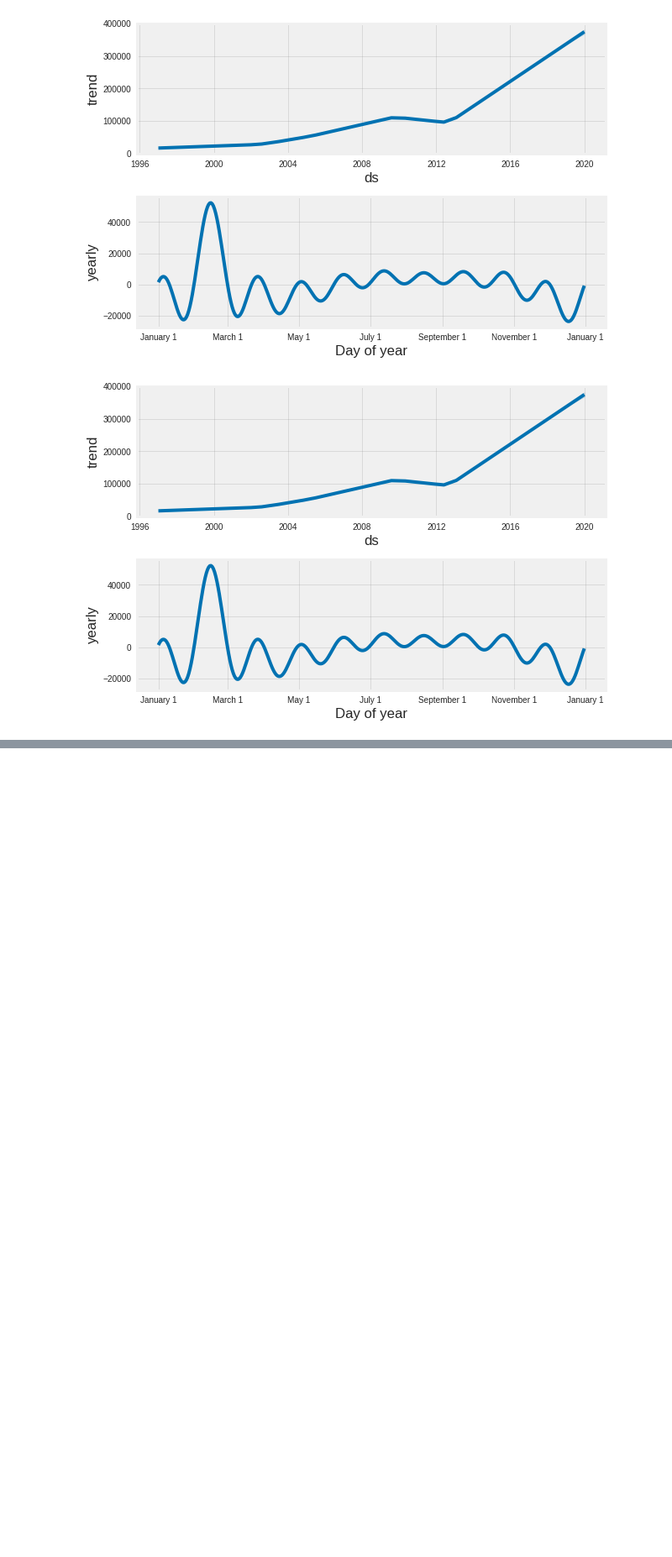
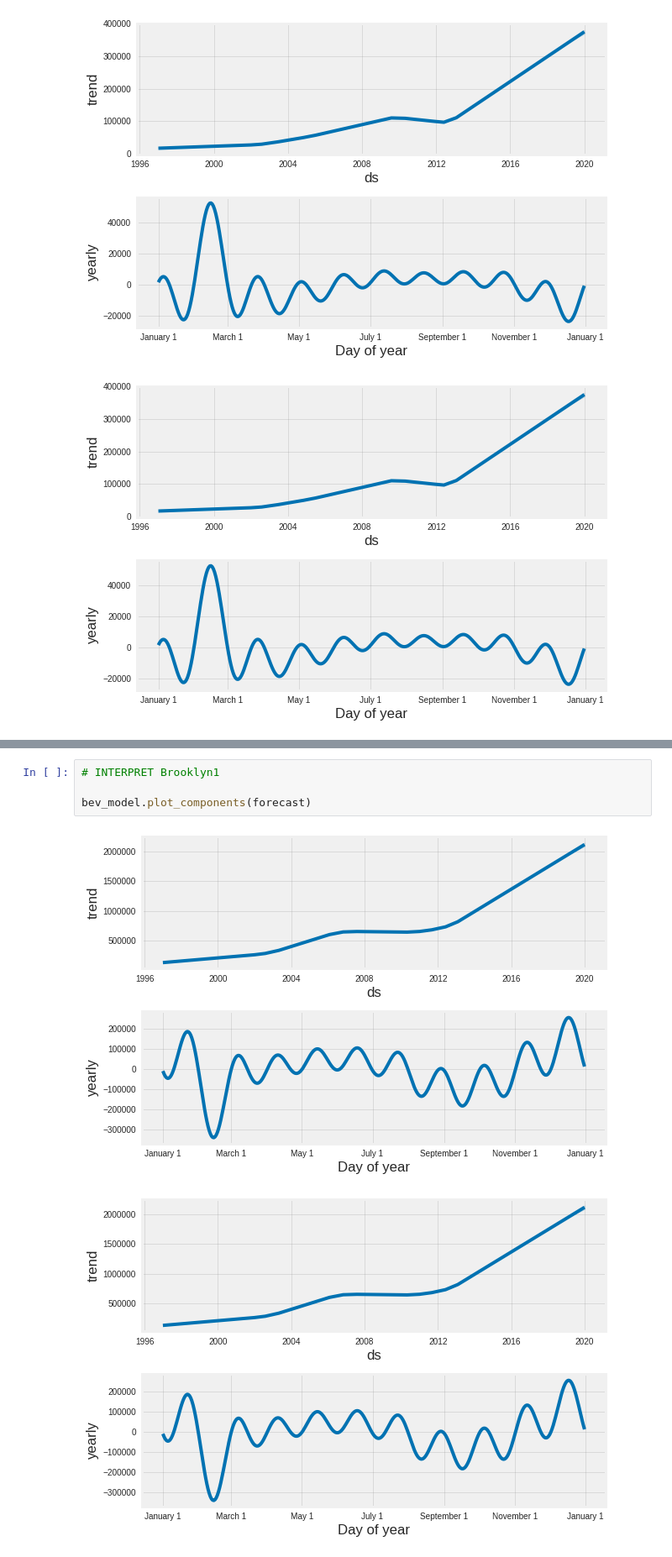
Before and after one commit to jaymahapatra/IST-718-Lab-6, a Jupyter notebook: Lab 6.ipynb, the cells around one changed output, grey strips where cells are left out. Shown at 84% size. Saved outputs shown, nothing was run; the diff lists cells and outputs as text; blank space fills up the shorter version.

```diff
--- a/Lab 6.ipynb
+++ b/Lab 6.ipynb
@@ -804,0 +901,7 @@ bev_model.plot_components(forecast)
+# %%
+# INTERPRET Brooklyn1
+
+bev_model.plot_components(forecast)
+# %% [output]
+[figure, added]
+[figure, added]
```
Also changed, not shown: parts of 22 cells of this notebook.
